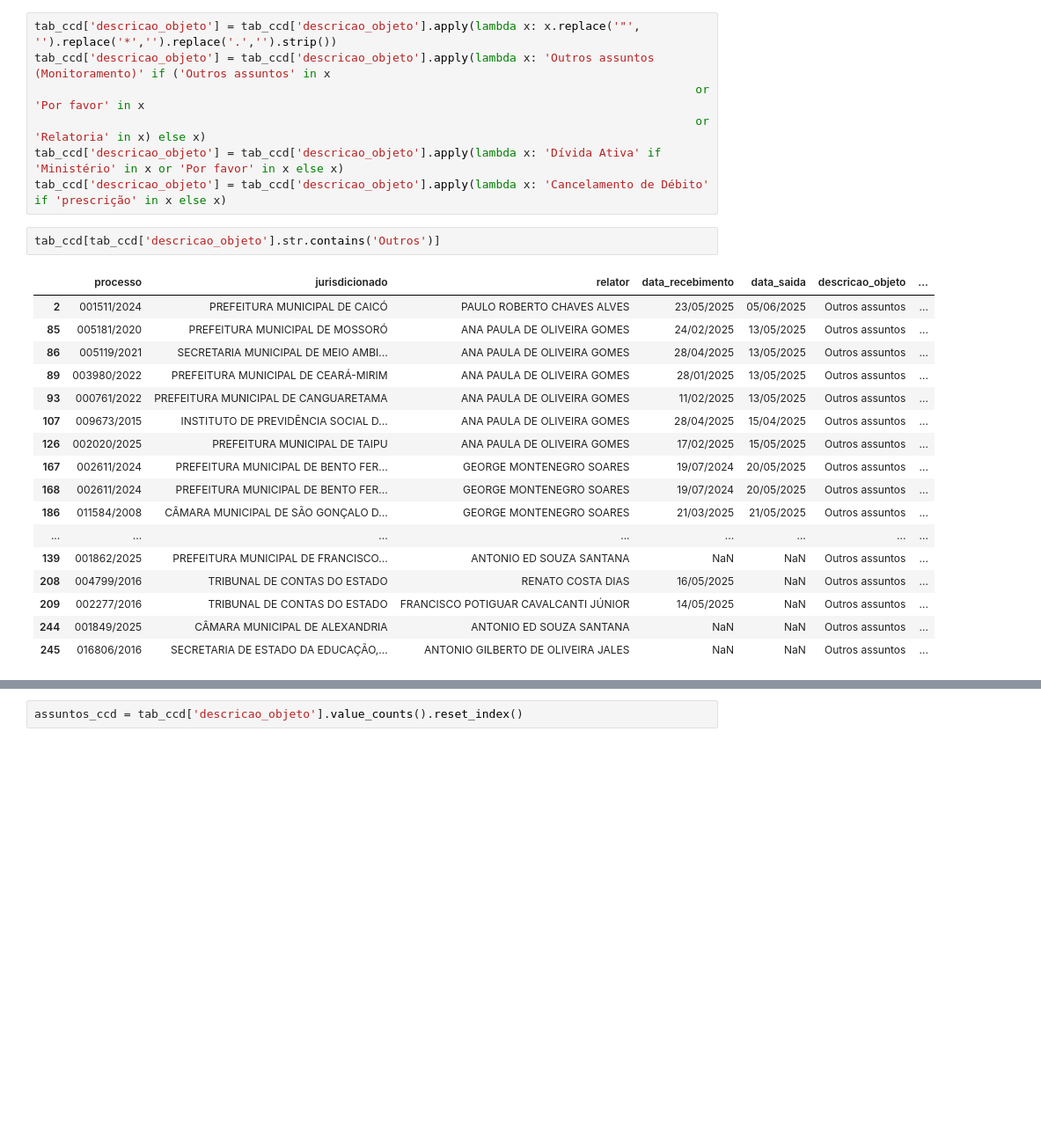
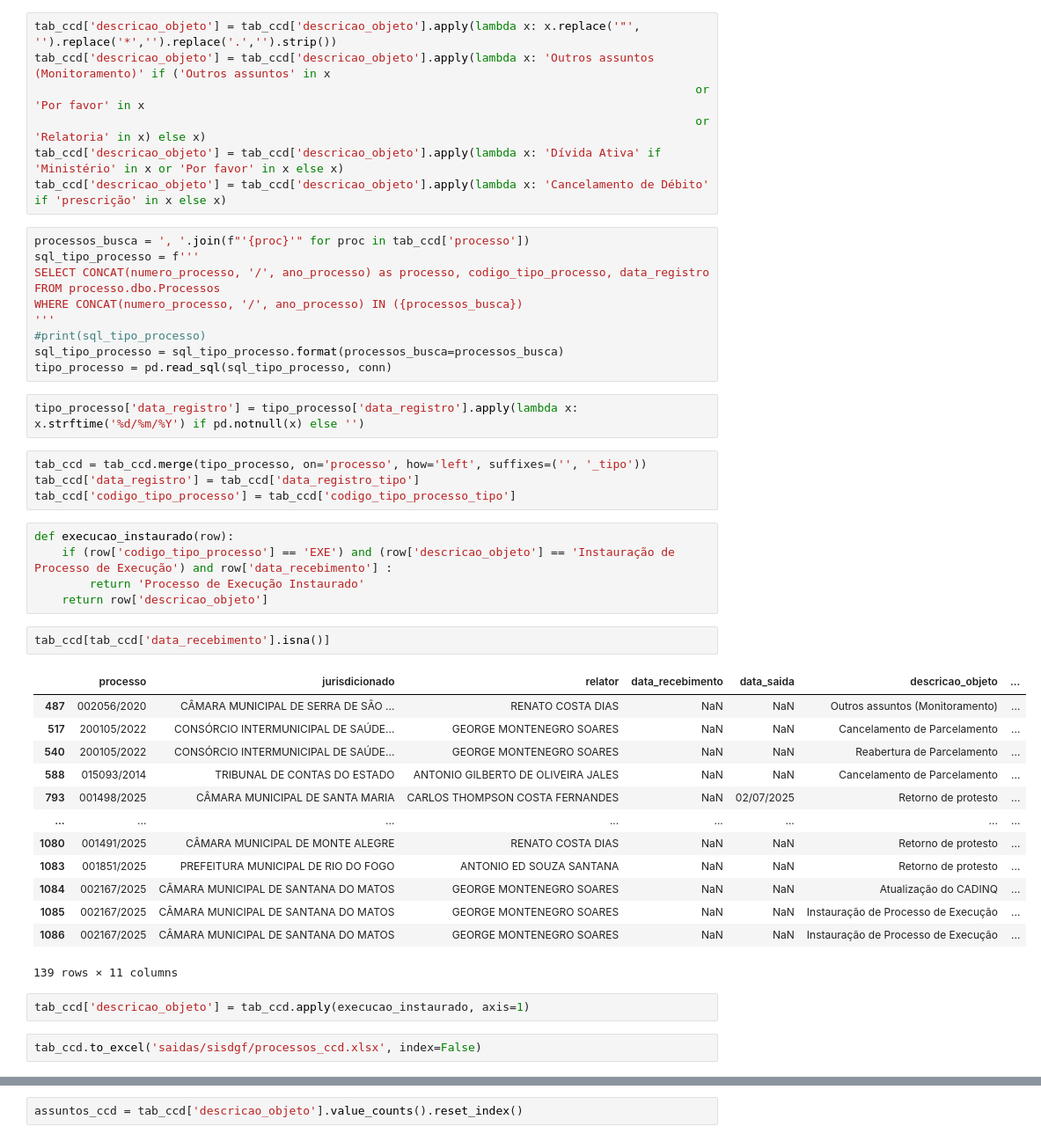
Before and after one commit to eduardoplima/ccd, a Jupyter notebook: scripts/sisdgf_planilha_processos.ipynb, the cells around one changed output, grey strips where cells are left out. Shown at 88% size. Drawn from its saved outputs; the diff is of its cells as text; blank space fills up the shorter version.

```diff
--- a/scripts/sisdgf_planilha_processos.ipynb
+++ b/scripts/sisdgf_planilha_processos.ipynb
@@ -468,23 +432,44 @@ tab_ccd['descricao_objeto'] = tab_ccd['descricao_objeto'].apply(lambda x: 'Outro
                                                                                                 or 'Relatoria' in x) else x)
 tab_ccd['descricao_objeto'] = tab_ccd['descricao_objeto'].apply(lambda x: 'Dívida Ativa' if 'Ministério' in x or 'Por favor' in x else x)
 tab_ccd['descricao_objeto'] = tab_ccd['descricao_objeto'].apply(lambda x: 'Cancelamento de Débito' if 'prescrição' in x else x)
-# %%
-tab_ccd[tab_ccd['descricao_objeto'].str.contains('Outros')]
-# %% [output]
-|  | processo | jurisdicionado | relator | data_recebimento | data_saida | descricao_objeto | ... |
-| 2 | 001511/2024 | PREFEITURA MUNICIPAL DE CAICÓ | PAULO ROBERTO CHAVES ALVES | 23/05/2025 | 05/06/2025 | Outros assuntos | ... |
-| 85 | 005181/2020 | PREFEITURA MUNICIPAL DE MOSSORÓ | ANA PAULA DE OLIVEIRA GOMES | 24/02/2025 | 13/05/2025 | Outros assuntos | ... |
-| 86 | 005119/2021 | SECRETARIA MUNICIPAL DE MEIO AMBI... | ANA PAULA DE OLIVEIRA GOMES | 28/04/2025 | 13/05/2025 | Outros assuntos | ... |
-| 89 | 003980/2022 | PREFEITURA MUNICIPAL DE CEARÁ-MIRIM | ANA PAULA DE OLIVEIRA GOMES | 28/01/2025 | 13/05/2025 | Outros assuntos | ... |
-| 93 | 000761/2022 | PREFEITURA MUNICIPAL DE CANGUARETAMA | ANA PAULA DE OLIVEIRA GOMES | 11/02/2025 | 13/05/2025 | Outros assuntos | ... |
-| 107 | 009673/2015 | INSTITUTO DE PREVIDÊNCIA SOCIAL D... | ANA PAULA DE OLIVEIRA GOMES | 28/04/2025 | 15/04/2025 | Outros assuntos | ... |
-| 126 | 002020/2025 | PREFEITURA MUNICIPAL DE TAIPU | ANA PAULA DE OLIVEIRA GOMES | 17/02/2025 | 15/05/2025 | Outros assuntos | ... |
-| 167 | 002611/2024 | PREFEITURA MUNICIPAL DE BENTO FER... | GEORGE MONTENEGRO SOARES | 19/07/2024 | 20/05/2025 | Outros assuntos | ... |
-| 168 | 002611/2024 | PREFEITURA MUNICIPAL DE BENTO FER... | GEORGE MONTENEGRO SOARES | 19/07/2024 | 20/05/2025 | Outros assuntos | ... |
-| 186 | 011584/2008 | CÂMARA MUNICIPAL DE SÃO GONÇALO D... | GEORGE MONTENEGRO SOARES | 21/03/2025 | 21/05/2025 | Outros assuntos | ... |
-| ... | ... | ... | ... | ... | ... | ... | ... |
-| 139 | 001862/2025 | PREFEITURA MUNICIPAL DE FRANCISCO... | ANTONIO ED SOUZA SANTANA | NaN | NaN | Outros assuntos | ... |
-| 208 | 004799/2016 | TRIBUNAL DE CONTAS DO ESTADO | RENATO COSTA DIAS | 16/05/2025 | NaN | Outros assuntos | ... |
-| 209 | 002277/2016 | TRIBUNAL DE CONTAS DO ESTADO | FRANCISCO POTIGUAR CAVALCANTI JÚNIOR | 14/05/2025 | NaN | Outros assuntos | ... |
-| 244 | 001849/2025 | CÂMARA MUNICIPAL DE ALEXANDRIA | ANTONIO ED SOUZA SANTANA | NaN | NaN | Outros assuntos | ... |
-| 245 | 016806/2016 | SECRETARIA DE ESTADO DA EDUCAÇÃO,... | ANTONIO GILBERTO DE OLIVEIRA JALES | NaN | NaN | Outros assuntos | ... |
+# %%
+processos_busca = ', '.join(f"'{proc}'" for proc in tab_ccd['processo'])
+sql_tipo_processo = f'''
+SELECT CONCAT(numero_processo, '/', ano_processo) as processo, codigo_tipo_processo, data_registro
+FROM processo.dbo.Processos
+WHERE CONCAT(numero_processo, '/', ano_processo) IN ({processos_busca})
+'''
+#print(sql_tipo_processo)
+sql_tipo_processo = sql_tipo_processo.format(processos_busca=processos_busca)
+tipo_processo = pd.read_sql(sql_tipo_processo, conn)
+# %%
+tipo_processo['data_registro'] = tipo_processo['data_registro'].apply(lambda x: x.strftime('%d/%m/%Y') if pd.notnull(x) else '')
+# %%
+tab_ccd = tab_ccd.merge(tipo_processo, on='processo', how='left', suffixes=('', '_tipo'))
+tab_ccd['data_registro'] = tab_ccd['data_registro_tipo']
+tab_ccd['codigo_tipo_processo'] = tab_ccd['codigo_tipo_processo_tipo']
+# %%
+def execucao_instaurado(row):
+    if (row['codigo_tipo_processo'] == 'EXE') and (row['descricao_objeto'] == 'Instauração de Processo de Execução') and row['data_recebimento'] :
+        return 'Processo de Execução Instaurado'
+    return row['descricao_objeto']
+# %%
+tab_ccd[tab_ccd['data_recebimento'].isna()]
+# %% [output]
+|  | processo | jurisdicionado | relator | data_recebimento | data_saida | descricao_objeto | ... |
+| 487 | 002056/2020 | CÂMARA MUNICIPAL DE SERRA DE SÃO ... | RENATO COSTA DIAS | NaN | NaN | Outros assuntos (Monitoramento) | ... |
+| 517 | 200105/2022 | CONSÓRCIO INTERMUNICIPAL DE SAÚDE... | GEORGE MONTENEGRO SOARES | NaN | NaN | Cancelamento de Parcelamento | ... |
+| 540 | 200105/2022 | CONSÓRCIO INTERMUNICIPAL DE SAÚDE... | GEORGE MONTENEGRO SOARES | NaN | NaN | Reabertura de Parcelamento | ... |
+| 588 | 015093/2014 | TRIBUNAL DE CONTAS DO ESTADO | ANTONIO GILBERTO DE OLIVEIRA JALES | NaN | NaN | Cancelamento de Parcelamento | ... |
+| 793 | 001498/2025 | CÂMARA MUNICIPAL DE SANTA MARIA | CARLOS THOMPSON COSTA FERNANDES | NaN | 02/07/2025 | Retorno de protesto | ... |
+| ... | ... | ... | ... | ... | ... | ... | ... |
+| 1080 | 001491/2025 | CÂMARA MUNICIPAL DE MONTE ALEGRE | RENATO COSTA DIAS | NaN | NaN | Retorno de protesto | ... |
+| 1083 | 001851/2025 | PREFEITURA MUNICIPAL DE RIO DO FOGO | ANTONIO ED SOUZA SANTANA | NaN | NaN | Retorno de protesto | ... |
+| 1084 | 002167/2025 | CÂMARA MUNICIPAL DE SANTANA DO MATOS | GEORGE MONTENEGRO SOARES | NaN | NaN | Atualização do CADINQ | ... |
+| 1085 | 002167/2025 | CÂMARA MUNICIPAL DE SANTANA DO MATOS | GEORGE MONTENEGRO SOARES | NaN | NaN | Instauração de Processo de Execução | ... |
+| 1086 | 002167/2025 | CÂMARA MUNICIPAL DE SANTANA DO MATOS | GEORGE MONTENEGRO SOARES | NaN | NaN | Instauração de Processo de Execução | ... |
+139 rows × 11 columns
+# %%
+tab_ccd['descricao_objeto'] = tab_ccd.apply(execucao_instaurado, axis=1)
+# %%
+tab_ccd.to_excel('saidas/sisdgf/processos_ccd.xlsx', index=False)
```
Also changed, not shown: parts of 17 cells of this notebook, 35 other files.
